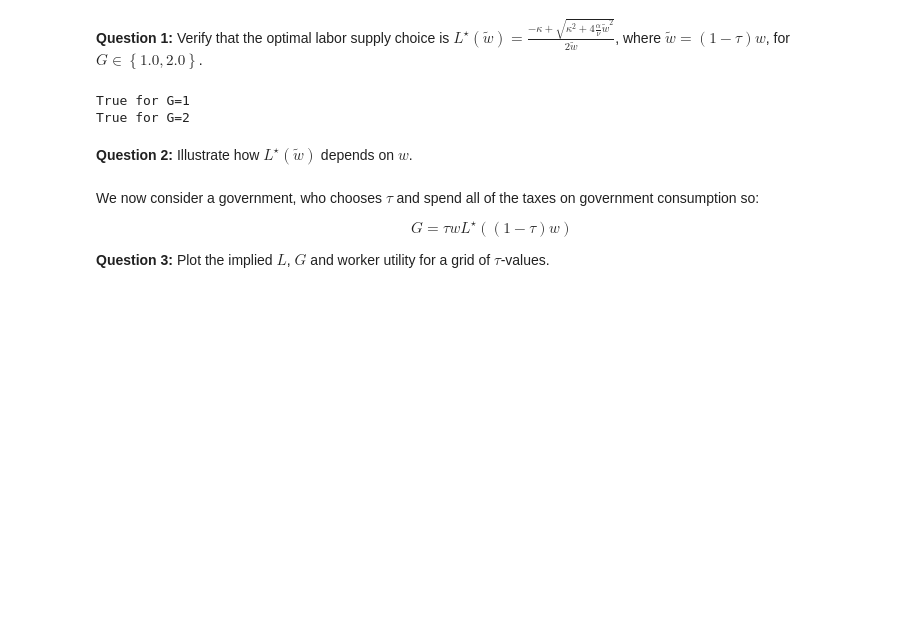
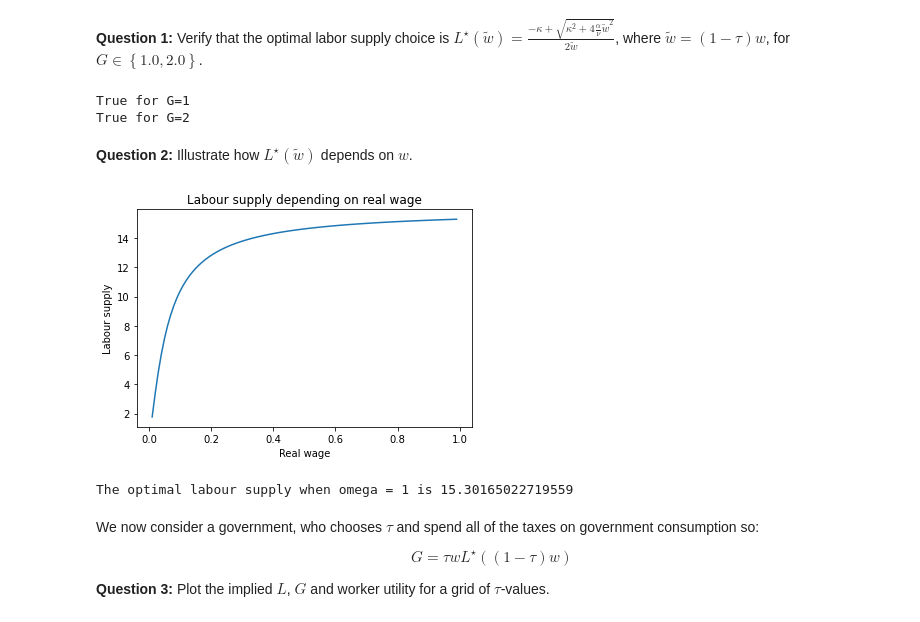
Before and after one commit to NumEconCopenhagen/projects-2023-f-m-r-23, a Jupyter notebook: Exam/Exam-2023-notebook_Findsen.ipynb, the cells around one changed output. Drawn from its saved outputs; the diff is of its cells as text; code cells hidden in the pictures; blank space fills up the shorter version.

```diff
--- a/Exam/Exam-2023-notebook_Findsen.ipynb
+++ b/Exam/Exam-2023-notebook_Findsen.ipynb
@@ -94,3 +92,29 @@ True for G=2
+# %%
+#First we define the parameters and the utility function
+def L1(w, tau):
+    alpha = 0.5
+    kappa = 1.0
+    nu = 1/(2*16**2)
+    omega = 1.0
+    return (-kappa+np.sqrt(kappa**2+4*(alpha/nu)*((1-tau)*w)**2))/(2*(1-tau)*w)
+
+#We illustrate how L1(w) depends on omega
+omega_vec = np.linspace(0.01,0.99,100)
+L_vec = np.empty(100)
+for i,omega in enumerate(omega_vec):
+    L_vec[i] = L1(omega, tau=0.3)
+#We print it out and name it Labour supply depending on real wage
+plt.plot(omega_vec,L_vec)
+plt.xlabel('Real wage')
+plt.ylabel('Labour supply')
+plt.title('Labour supply depending on real wage')
+plt.show()
+
+#We print out what the optimal labour supply when omega = 1
+print('The optimal labour supply when omega = 1 is',L1(1,0.3))
+# %% [output]
+[figure, added]
+The optimal labour supply when omega = 1 is 15.30165022719559
 # %% [markdown]
 
 We now consider a government, who chooses $\tau$ and spend all of the taxes on government consumption so:
```
Also changed, not shown: parts of 13 cells of this notebook, 3 other files.
